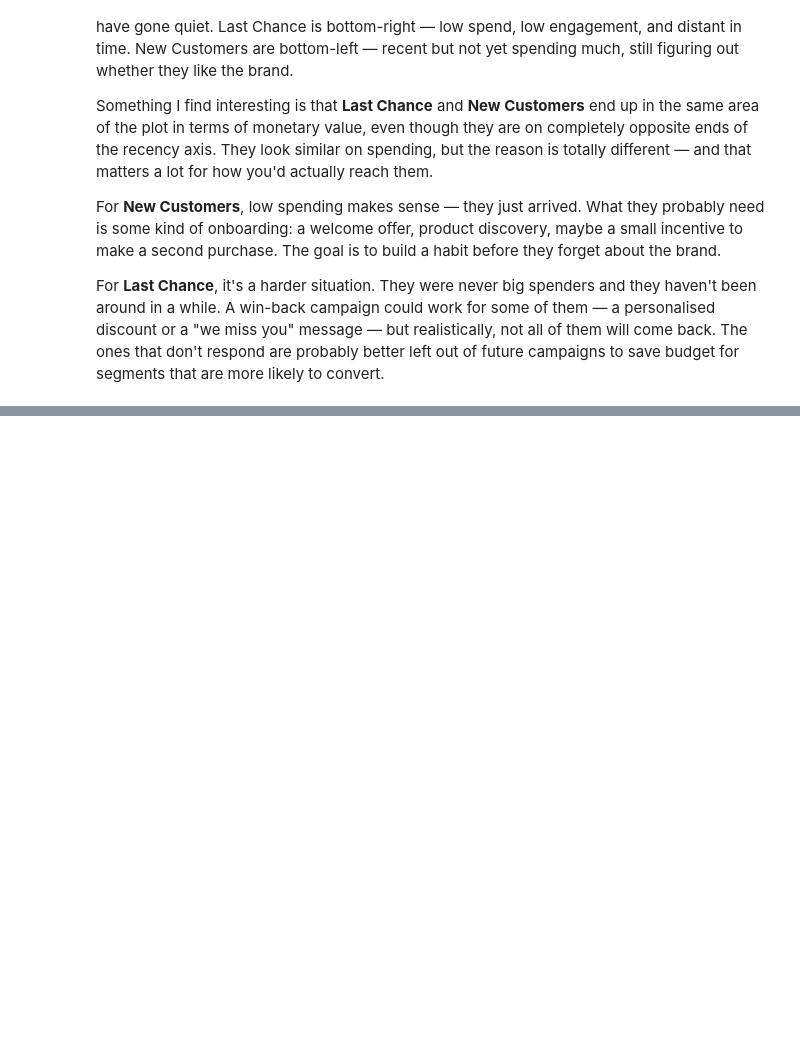
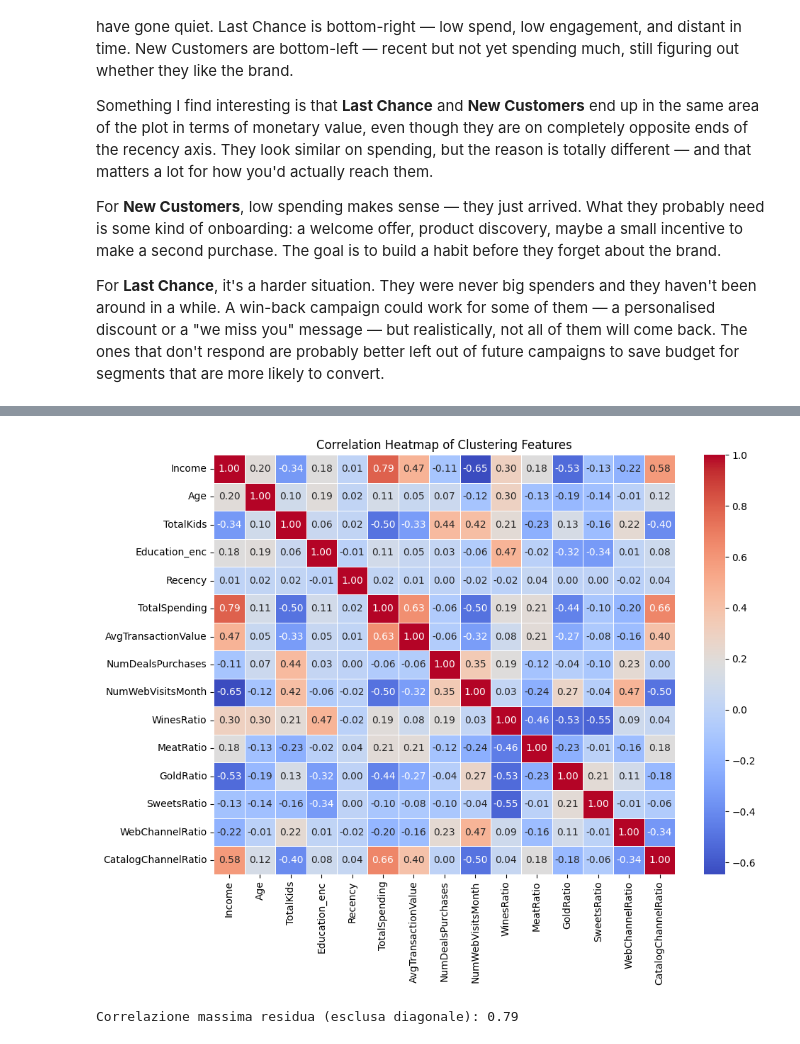
Before and after one commit to ialwayslikedgrime/data_science_exercises, a Jupyter notebook: lab1.ipynb, the cells around one changed output, grey strips where cells are left out. Cells and saved outputs as stored; diff of their text form; code cells hidden in the pictures; blank space fills up the shorter version.

```diff
--- a/lab1.ipynb
+++ b/lab1.ipynb
@@ -793,0 +937,27 @@ For **Last Chance**, it's a harder situation. They were never big spenders and t
+# %%
+# Correlation heatmap of clustering features
+# Purpose: check for multicollinearity before clustering
+# Highly correlated features (r > 0.70) would bias K-Means
+# by double-counting the same variance
+
+plt.figure(figsize=(10, 8))
+numerical_cluster = df[cluster_features].select_dtypes(include=['int64', 'float64'])
+corr_matrix = numerical_cluster.corr()
+
+sns.heatmap(corr_matrix, annot=True, cmap='coolwarm',
+            fmt='.2f', linewidths=0.5)
+plt.title('Correlation Heatmap of Clustering Features')
+plt.tight_layout()
+plt.show()
+# %% [output]
+[figure, added]
+# %%
+# Verifica finale: massima correlazione fuori diagonale
+corr_clean = corr_matrix.copy()
+np.fill_diagonal(corr_clean.values, 0)
+max_corr = corr_clean.abs().max().max()
+print(f"Correlazione massima residua (esclusa diagonale): {max_corr:.2f}")
+# Atteso: 0.79 (Income-TotalSpending, giustificata concettualmente)
+# Se > 0.80 su coppie inaspettate → rivedere
+# %% [output]
+Correlazione massima residua (esclusa diagonale): 0.79
```
Also changed, not shown: parts of 15 cells of this notebook.
